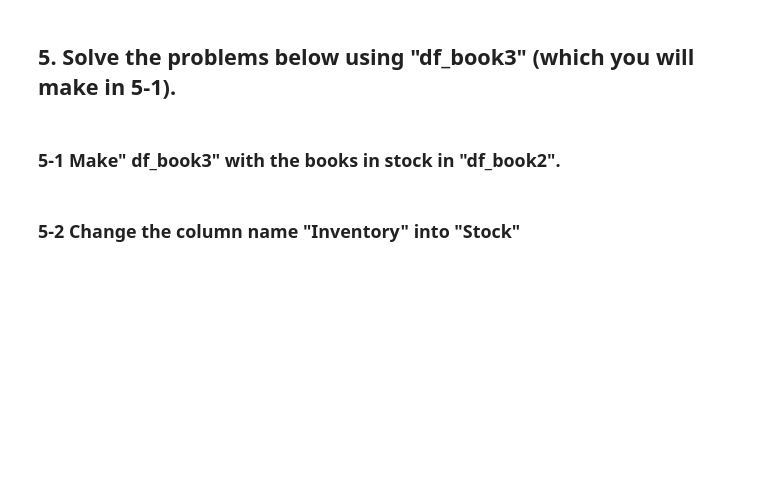
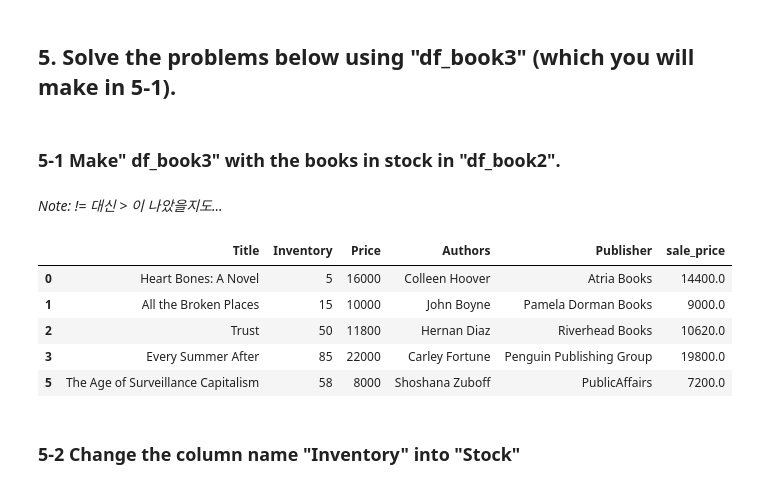
Before and after one commit to karu-rress/CAU-SecurityDataAnalysis, a Jupyter notebook: assignment/0906 - Pandas_1_Questions copy.ipynb, the cells around one changed output. Drawn from its saved outputs; the diff is of its cells as text; code cells hidden in the pictures; blank space fills up the shorter version.

```diff
--- a/0906 - Pandas_1_Questions.ipynb
+++ b/assignment/0906 - Pandas_1_Questions copy.ipynb
@@ -168,5 +229,17 @@ df_book2
 ## 5. Solve the problems below using "df_book3" (which you will make in 5-1).
 # %% [markdown]
 ### 5-1 Make" df_book3" with the books in stock in "df_book2".
+# %% [markdown]
+*Note: != 대신 > 이 나았을지도...*
+# %%
+df_book3: pd.DataFrame = df_book2[df_book2['Inventory'] != 0]
+df_book3
+# %% [output]
+|  | Title | Inventory | Price | Authors | Publisher | sale_price |
+| 0 | Heart Bones: A Novel | 5 | 16000 | Colleen Hoover | Atria Books | 14400.0 |
+| 1 | All the Broken Places | 15 | 10000 | John Boyne | Pamela Dorman Books | 9000.0 |
+| 2 | Trust | 50 | 11800 | Hernan Diaz | Riverhead Books | 10620.0 |
+| 3 | Every Summer After | 85 | 22000 | Carley Fortune | Penguin Publishing Group | 19800.0 |
+| 5 | The Age of Surveillance Capitalism | 58 | 8000 | Shoshana Zuboff | PublicAffairs | 7200.0 |
 # %% [markdown]
 ### 5-2 Change the column name "Inventory" into "Stock"
```
Also changed, not shown: parts of 34 cells of this notebook, 25 other files.
